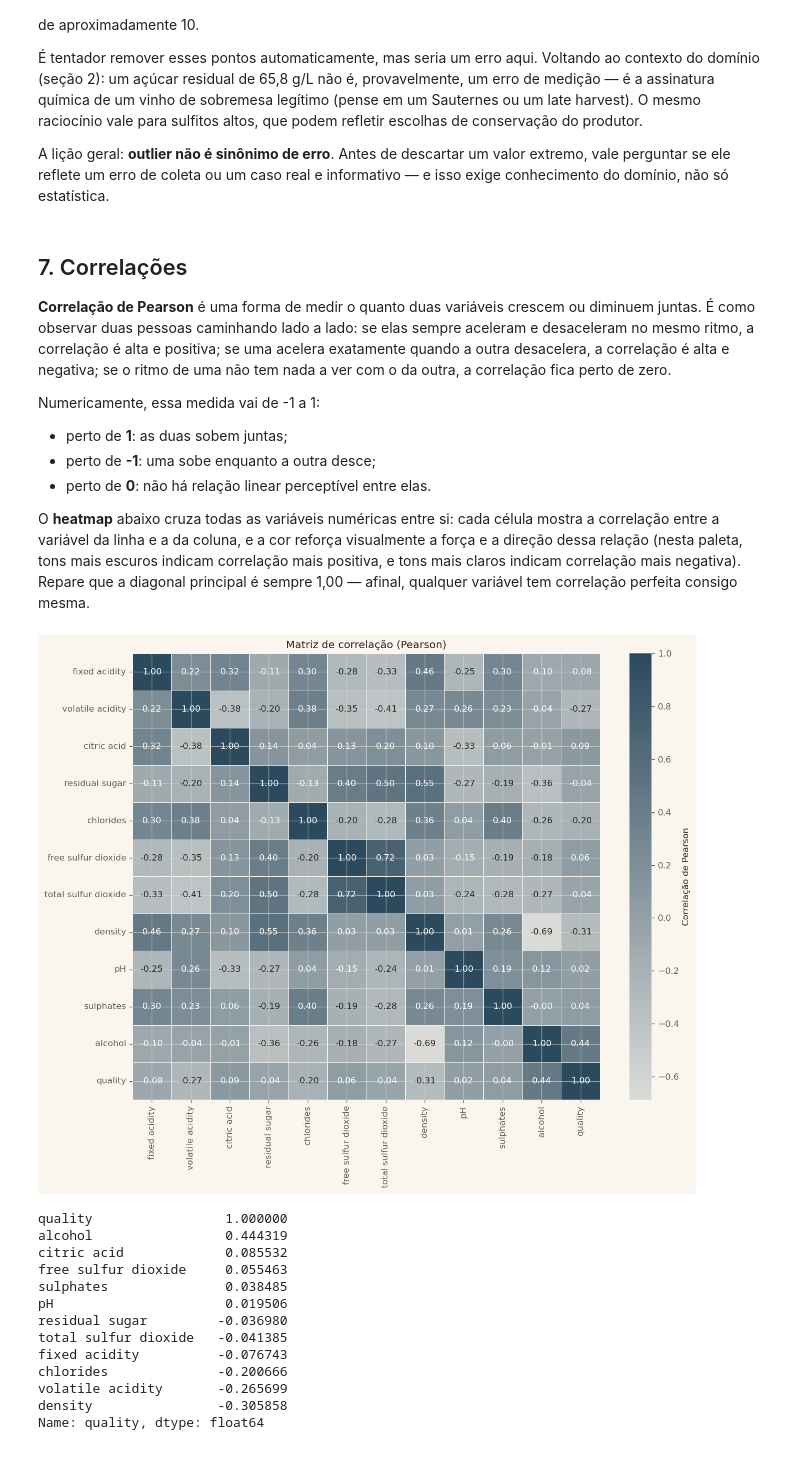
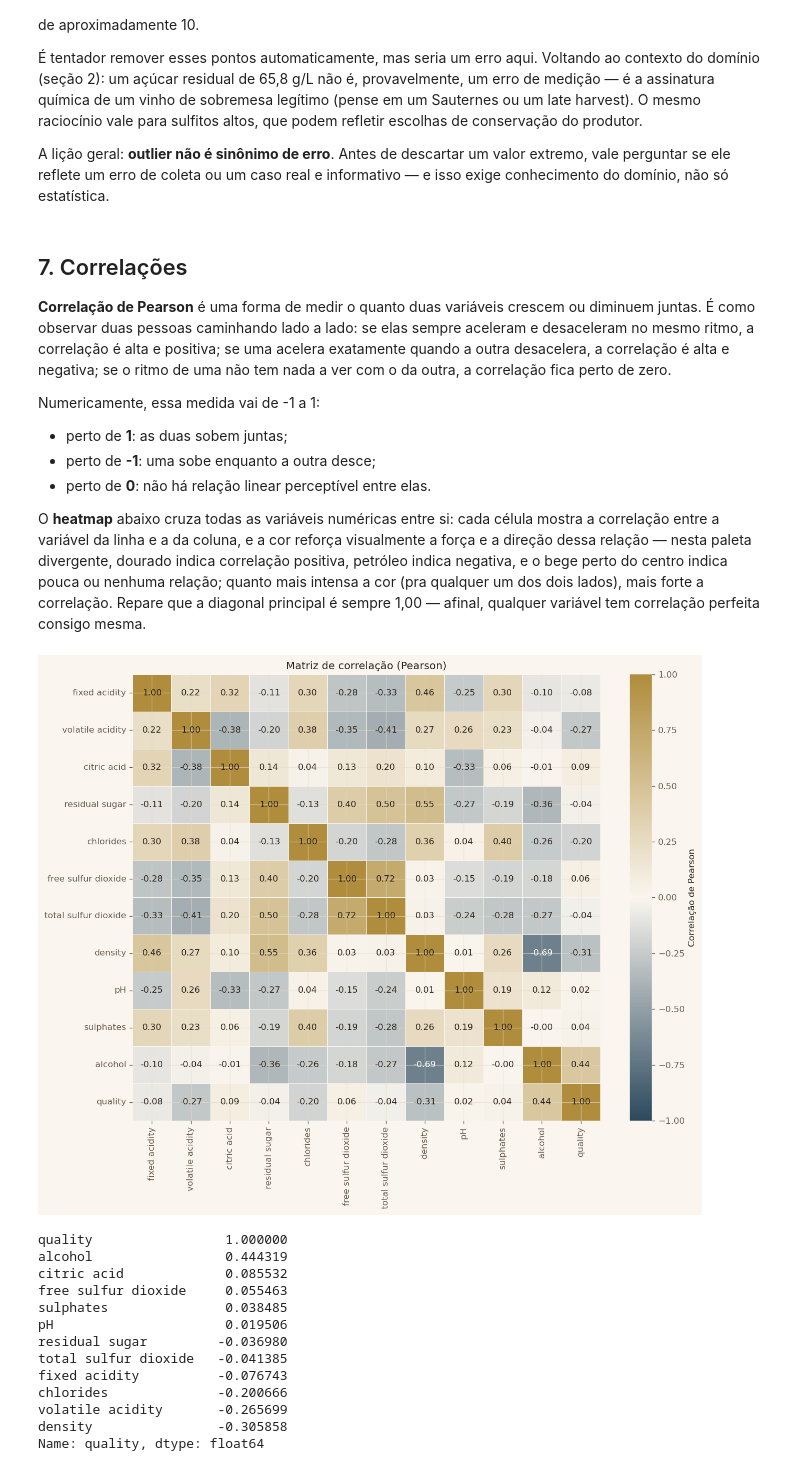
Before and after one commit to jorgelpiva/EDA-WINE-QUALITY, a Jupyter notebook: notebooks/eda-wine-quality.ipynb, the cells around one changed output. Cells and saved outputs as stored; diff of their text form; code cells hidden in the pictures.

Commit message:
ajuste das imagens

```diff
--- a/notebooks/eda-wine-quality.ipynb
+++ b/notebooks/eda-wine-quality.ipynb
@@ -312,25 +318,37 @@ Numericamente, essa medida vai de -1 a 1:
 - perto de **-1**: uma sobe enquanto a outra desce;
 - perto de **0**: não há relação linear perceptível entre elas.
 
-O **heatmap** abaixo cruza todas as variáveis numéricas entre si: cada célula mostra a correlação entre a variável da linha e a da coluna, e a cor reforça visualmente a força e a direção dessa relação (nesta paleta, tons mais escuros indicam correlação mais positiva, e tons mais claros indicam correlação mais negativa). Repare que a diagonal principal é sempre 1,00 — afinal, qualquer variável tem correlação perfeita consigo mesma.
+O **heatmap** abaixo cruza todas as variáveis numéricas entre si: cada célula mostra a correlação entre a variável da linha e a da coluna, e a cor reforça visualmente a força e a direção dessa relação — nesta paleta divergente, dourado indica correlação positiva, petróleo indica negativa, e o bege perto do centro indica pouca ou nenhuma relação; quanto mais intensa a cor (pra qualquer um dos dois lados), mais forte a correlação. Repare que a diagonal principal é sempre 1,00 — afinal, qualquer variável tem correlação perfeita consigo mesma.
 # %%
 corr = df.drop(columns=['tipo']).corr(numeric_only=True)
 
-# cria uma escala de cor customizada (do creme ao azul da paleta) para o heatmap
+# colormap sequencial (creme→azul), reaproveitado mais adiante no scatter alcohol × density
 custom_cmap = sns.blend_palette(['#FAF6EF', '#2C4A5E'], as_cmap=True)
+
+# colormap divergente para correlação: petróleo (-1) → bege (0) → dourado (+1) — o zero tem significado aqui
+from matplotlib.colors import LinearSegmentedColormap
+corr_cmap = LinearSegmentedColormap.from_list('jlp_div', ['#2C4A5E', '#FAF6EF', '#B08D3C'])
 
 fig, ax = plt.subplots(figsize=(11, 9))
 sns.heatmap(
-    corr, annot=True, fmt='.2f', cmap=custom_cmap, center=0,
+    corr, annot=True, fmt='.2f', cmap=corr_cmap, center=0, vmin=-1, vmax=1,
     linewidths=0.5, linecolor='#FAF6EF', ax=ax, cbar_kws={'label': 'Correlação de Pearson'}
 )
+
+# ajusta a cor de cada anotação conforme a luminância da célula, para manter contraste nos dois extremos da escala
+norm = plt.Normalize(vmin=-1, vmax=1)
+for text, value in zip(ax.texts, corr.values.flatten()):
+    r, g, b, _ = corr_cmap(norm(value))
+    luminancia = 0.299 * r + 0.587 * g + 0.114 * b
+    text.set_color('white' if luminancia < 0.5 else '#2A231C')
+
 ax.set_title('Matriz de correlação (Pearson)')
 fig.tight_layout()
 
 plt.savefig('../images/heatmap-correlacao.png')
 plt.show()
 # %% [output]
-[figure, old version]
+[figure, new version]
 # %%
 # isola só a coluna de correlação com quality, ordenada da mais positiva para a mais negativa
 corr['quality'].sort_values(ascending=False)
```
Also changed, not shown: parts of 6 cells of this notebook, 4 other files.
